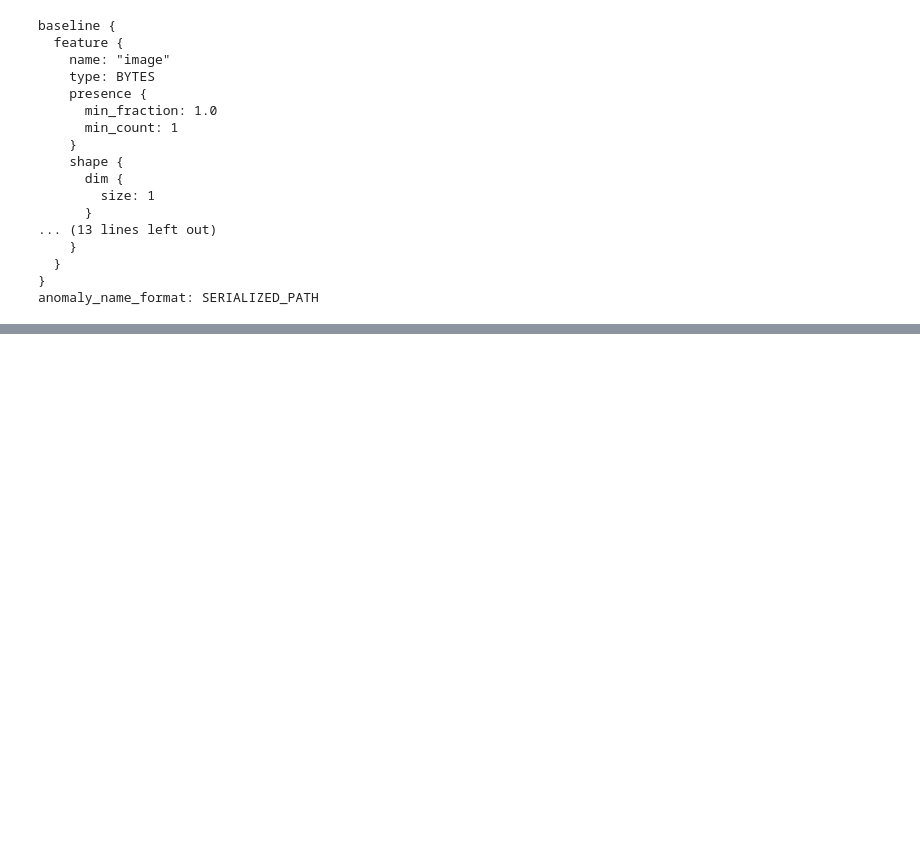
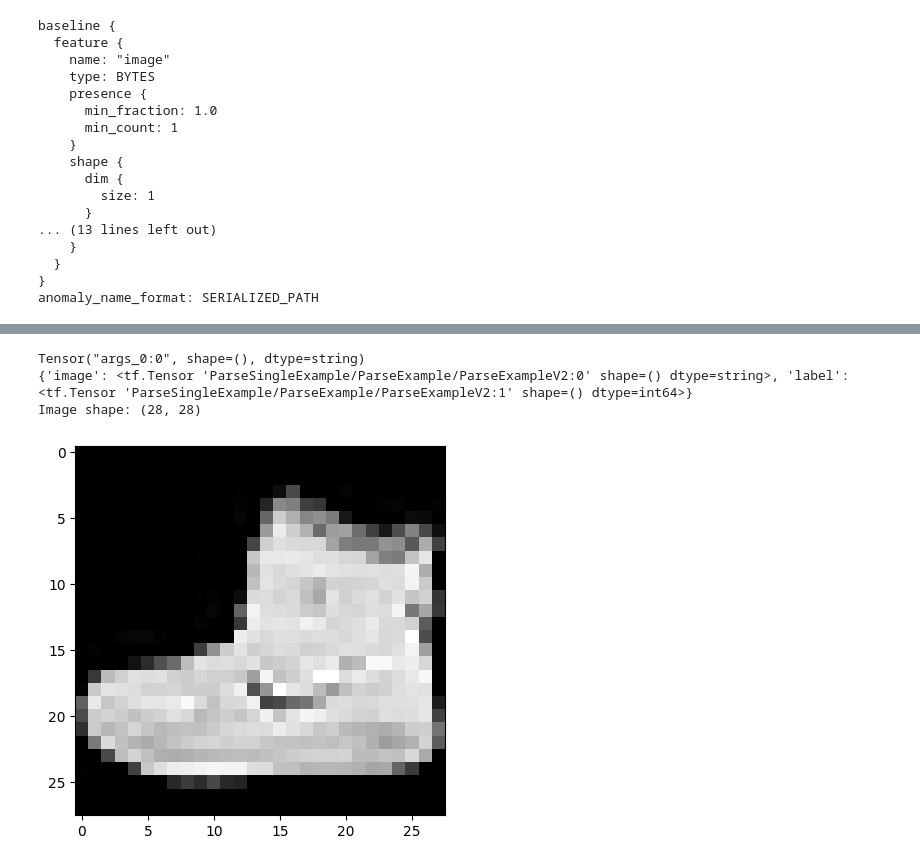
Before and after one commit to HunBug/tfx_pipeline, a Jupyter notebook: minst_fassion_pipeline/pipeline.ipynb, the cells around one changed output, grey strips where cells are left out. Saved outputs shown, nothing was run; the diff lists cells and outputs as text; code cells hidden in the pictures; blank space fills up the shorter version.

```diff
--- a/minst_fassion_pipeline/pipeline.ipynb
+++ b/minst_fassion_pipeline/pipeline.ipynb
@@ -214,0 +297,31 @@ tfdv.visualize_statistics(stats)
+# %%
+# Define a function to parse the `tf.train.Example` protocol buffer
+def parse_fn(example):
+    features = {
+        'image': tf.io.FixedLenFeature([], tf.string),
+        'label': tf.io.FixedLenFeature([], tf.int64)
+    }
+    parsed_example = tf.io.parse_single_example(example, features)
+    print(example)
+    print(parsed_example)
+    return parsed_example
+
+
+# Apply the parse function to the dataset
+dataset_inspect = tf_dataset.map(parse_fn)
+
+# one_example = next(iter(tf_dataset.take(1)))
+# parsed_example = parse_fn(one_example)
+# numpy_image = tf.io.parse_tensor(parsed_example["image"], out_type=tf.uint8)
+
+# Iterate over the dataset and print the features of each example
+for example in dataset_inspect.take(1):
+    numpy_image = tf.io.parse_tensor(example["image"], out_type=tf.uint8)
+    print(f'Image shape: {numpy_image.shape}')
+    plt.imshow(numpy_image, interpolation='nearest', cmap='gray')
+    plt.show()
+# %% [output]
+Tensor("args_0:0", shape=(), dtype=string)
+{'image': <tf.Tensor 'ParseSingleExample/ParseExample/ParseExampleV2:0' shape=() dtype=string>, 'label': <tf.Tensor 'ParseSingleExample/ParseExample/ParseExampleV2:1' shape=() dtype=int64>}
+Image shape: (28, 28)
+[figure, added]
```
Also changed, not shown: parts of 8 cells of this notebook.
